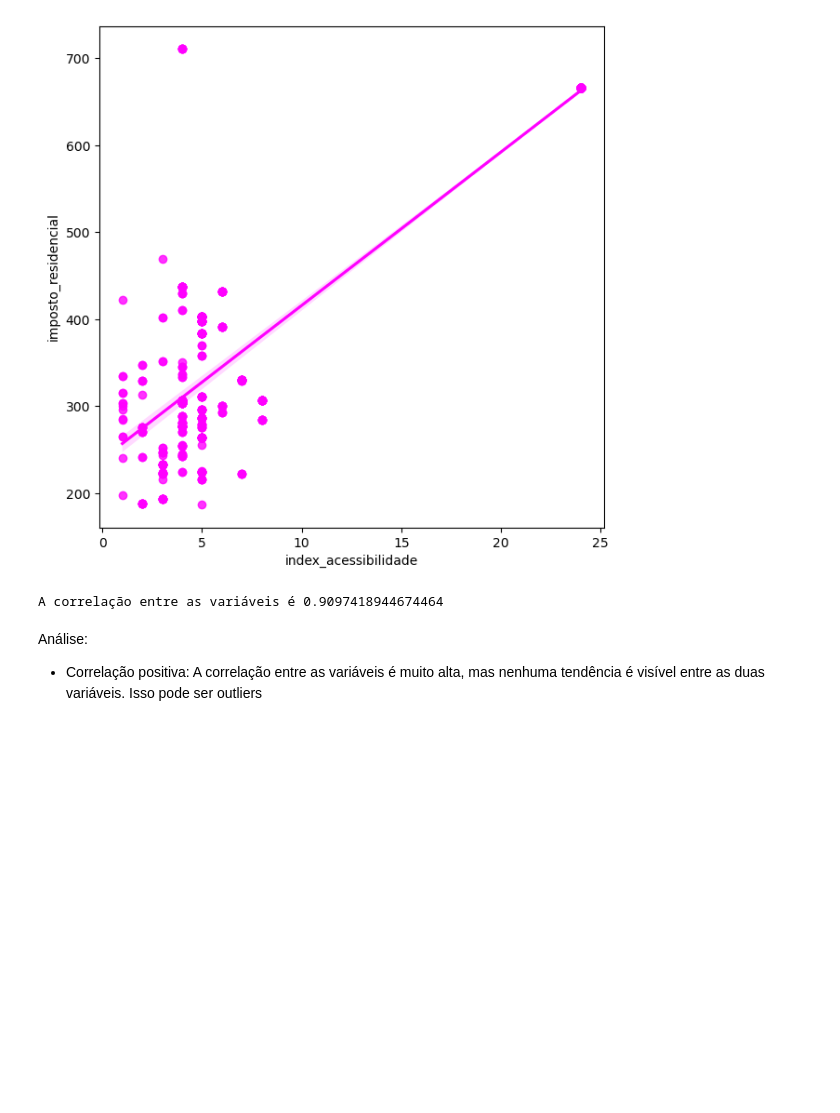
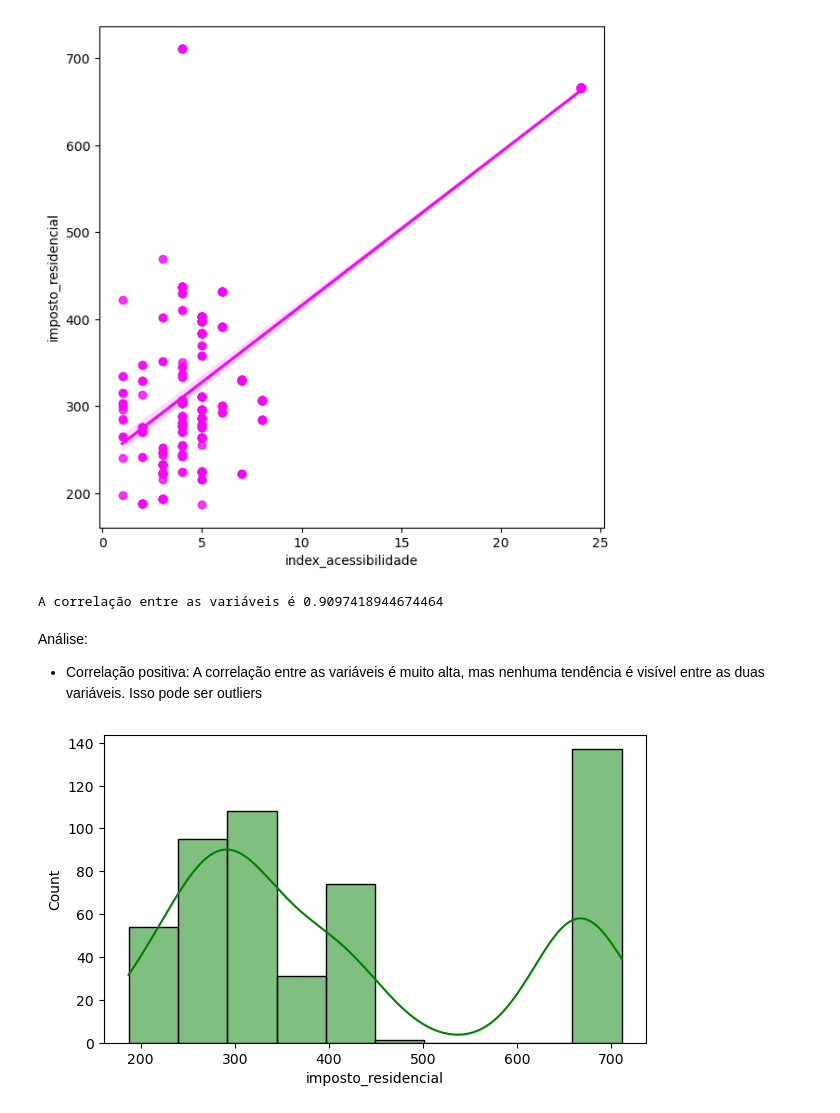
Before and after one commit to anandasouza/Aplicacao-e-Interpretacao-de-Testes-estatisticos, a Jupyter notebook: projeto.ipynb, the cells around one changed output. Drawn from its saved outputs; the diff is of its cells as text; code cells hidden in the pictures; blank space fills up the shorter version.

```diff
--- a/projeto.ipynb
+++ b/projeto.ipynb
@@ -352,3 +352,10 @@ A correlação entre as variáveis é 0.9097418944674464
 # %% [markdown]
 Análise:
 - Correlação positiva: A correlação entre as variáveis é muito alta, mas nenhuma tendência é visível entre as duas variáveis. Isso pode ser outliers
+# %%
+#Plot do histograma
+plt.figure(figsize = (7,4))
+sns.histplot(data = dados, x = dados.imposto_residencial, kde = True, color = 'green')
+plt.show()
+# %% [output]
+[figure, added]
```
Also changed, not shown: parts of 18 cells of this notebook.
